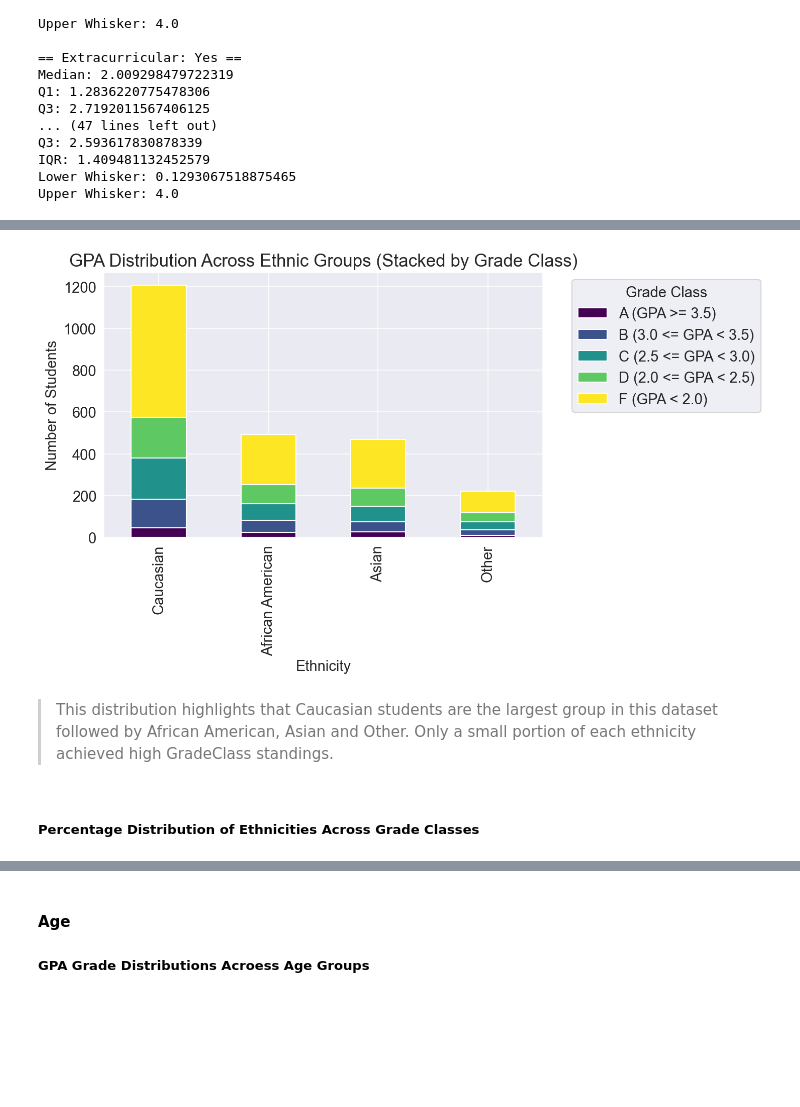
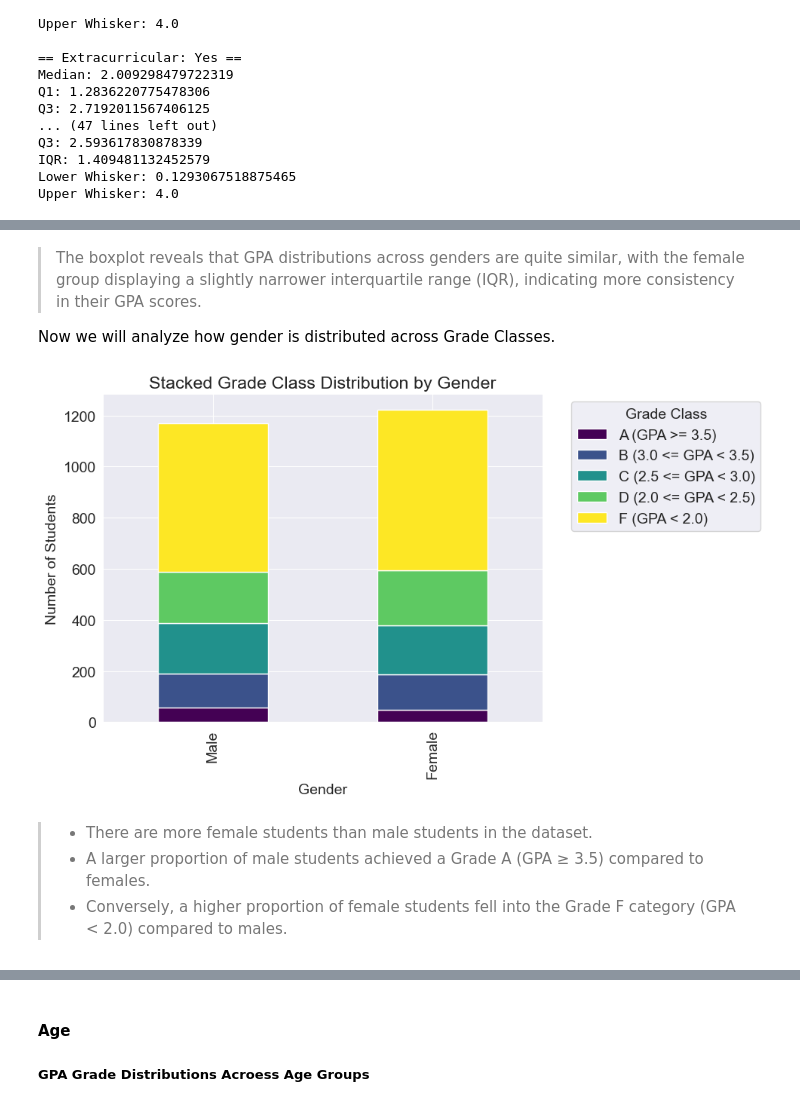
Before and after one commit to T-Naing/Jupyter, a Jupyter notebook: EDA_student_performance/EDA_student_performance.ipynb, the cells around one changed output, grey strips where cells are left out. Cells and saved outputs as stored; diff of their text form; code cells hidden in the pictures; blank space fills up the shorter version.

```diff
--- a/EDA_student_performance/EDA_student_performance.ipynb
+++ b/EDA_student_performance/EDA_student_performance.ipynb
@@ -63,8 +45,8 @@ import scipy.stats as stats
 
 sns.set_style('darkgrid')
 matplotlib.rcParams['font.size'] = 14
-matplotlib.rcParams['figure.figsize'] = (10, 6)
-matplotlib.rcParams['figure.facecolor'] = '#00000000'
-matplotlib.rcParams['figure.dpi'] = 150        # Controls on-screen resolution
+matplotlib.rcParams['figure.figsize'] = (9, 5)
+matplotlib.rcParams['figure.facecolor'] = '#00000000' # setting the figure background to be transparent
+# matplotlib.rcParams['figure.dpi'] = 150        # Controls on-screen resolution
 matplotlib.rcParams['savefig.dpi'] = 300       # Controls resolution when saving with savefig()
 output_folder="./output/"
@@ -407,27 +481,29 @@ m
+# %% [markdown]
+> The boxplot reveals that GPA distributions across genders are quite similar, with the female group displaying a slightly narrower interquartile range (IQR), indicating more consistency in their GPA scores.
+
+Now we will analyze how gender is distributed across Grade Classes.
 # %%
-df=df_std_pfm.groupby('Ethnicity')[['GradeClass']].value_counts().reset_index(name='count')
-df=df.pivot(index='GradeClass',columns='Ethnicity',values='count')
-
-df.rename(index={0.0: 'A (GPA >= 3.5)', 1.0:'B (3.0 <= GPA < 3.5)', 2.0: 'C (2.5 <= GPA < 3.0)',3.0:'D (2.0 <= GPA < 2.5)',4.0:'F (GPA < 2.0)'}, inplace=True)
-df.rename(columns={0: 'Caucasian', 1: 'African American', 2: 'Asian',3:'Other'}, inplace=True)
-df_T= df.T
-# print(df)
-# print("*******")
-# print(df_T)
+df_gender=df_std_pfm.groupby('Gender')[['GradeClass']].value_counts().reset_index(name='count')
+df_gender=df_gender.pivot(index='GradeClass',columns='Gender',values='count')
+# print(df_gender)
+df_gender.rename(index={0.0: 'A (GPA >= 3.5)', 1.0:'B (3.0 <= GPA < 3.5)', 2.0: 'C (2.5 <= GPA < 3.0)',3.0:'D (2.0 <= GPA < 2.5)',4.0:'F (GPA < 2.0)'}, inplace=True)
+df_gender.rename(columns={0: 'Male', 1: 'Female'},inplace=True)
+df_gender_T= df_gender.T
+# print(df_gender_T)
 # %%
-# Transpose to group by ethnicity on the x-axis
-df_T.plot(kind='bar', stacked=True, figsize=(10, 6), colormap='viridis')
+df_gender_T.plot(kind='bar', stacked=True, figsize=(10, 6), colormap='viridis')
 
-plt.title("GPA Distribution Across Ethnic Groups (Stacked by Grade Class)")
-plt.xlabel("Ethnicity")
+plt.title("Stacked Grade Class Distribution by Gender")
+plt.xlabel("Gender")
 plt.ylabel("Number of Students")
 plt.legend(title="Grade Class", bbox_to_anchor=(1.05, 1), loc='upper left')
 plt.tight_layout()
 plt.show()
+# print(df_gender_T)
 # %% [output]
-[figure, old version]
+[figure, new version]
-# %% [markdown]
->This distribution highlights that Caucasian students are the largest group in this dataset followed by African American, Asian and Other. Only a small portion of each ethnicity achieved high GradeClass standings.
-# %% [markdown]
-##### Percentage Distribution of Ethnicities Across Grade Classes
+# %% [markdown]
+>- There are more female students than male students in the dataset.
+>- A larger proportion of male students achieved a Grade A (GPA ≥ 3.5) compared to females.
+>- Conversely, a higher proportion of female students fell into the Grade F category (GPA < 2.0) compared to males.
 # %%
```
Also changed, not shown: parts of 89 cells of this notebook, 30 other files.
